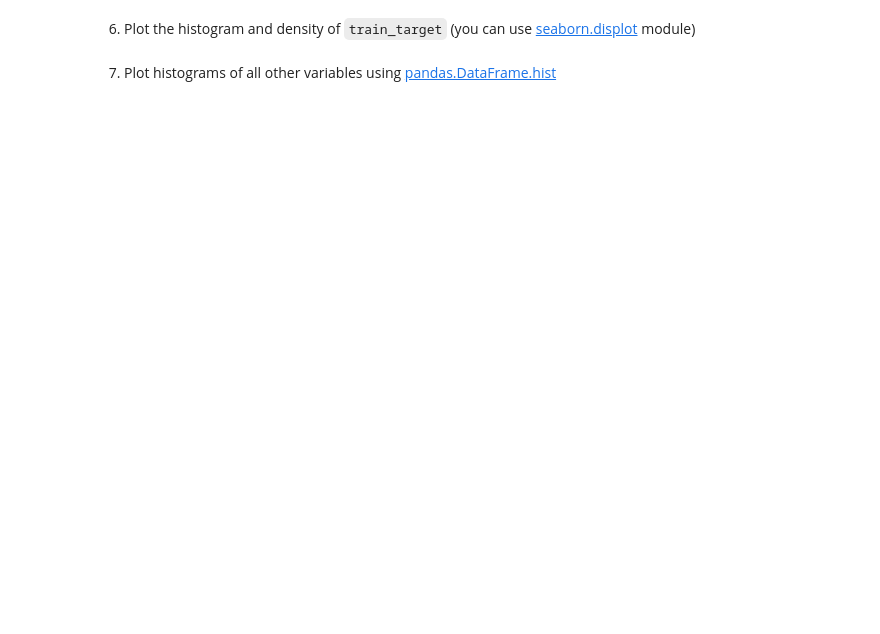
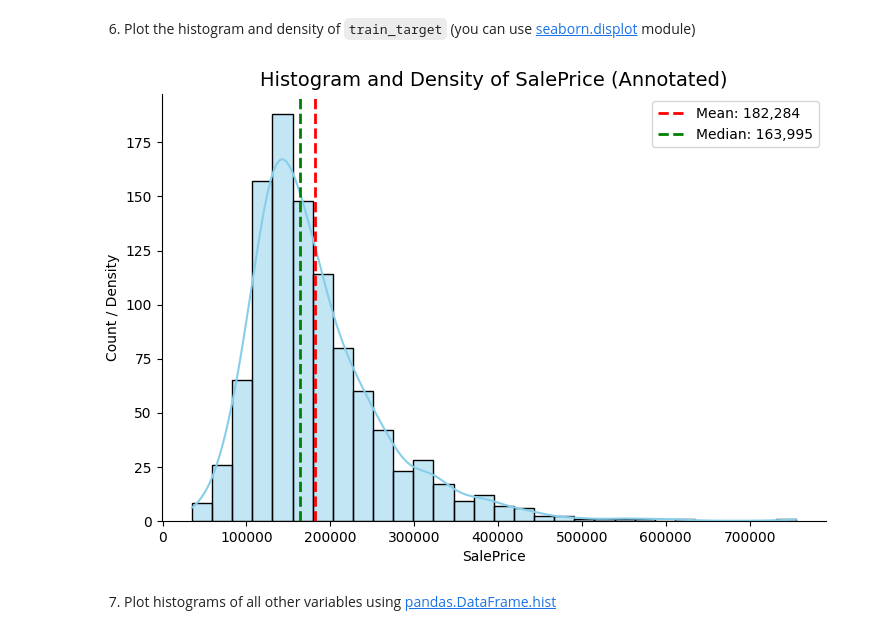
Before and after one commit to Marc-Philippe-dev/PropertiesLinearRegressionModel, a Jupyter notebook: Machine_Learning_Practical_Student.ipynb, the cells around one changed output. Saved outputs shown, nothing was run; the diff lists cells and outputs as text; code cells hidden in the pictures; blank space fills up the shorter version.

```diff
--- a/Machine_Learning_Practical_Student.ipynb
+++ b/Machine_Learning_Practical_Student.ipynb
@@ -197,2 +277,40 @@ Missing values in Test data:
+# %%
+# Answer
+
+# import seaborn as sns
+# import matplotlib.pyplot as plt
+
+# # Plot histogram + density
+# sns.displot(train_target, kde=True, bins=30, height=5, aspect=1.5)
+
+# # Add title and labels
+# plt.title("Histogram and Density of SalePrice")
+# plt.xlabel("SalePrice")
+# plt.ylabel("Count / Density")
+# plt.show()
+
+# # train_target.hist(bins=30, edgecolor='black')
+
+import matplotlib.pyplot as plt
+import seaborn as sns
+import numpy as np
+
+# Assuming train_target already exists
+sns.displot(train_target, kde=True, bins=30, height=5, aspect=1.5, color="skyblue")
+plt.title("Histogram and Density of SalePrice (Annotated)", fontsize=14)
+plt.xlabel("SalePrice")
+plt.ylabel("Count / Density")
+
+# Mean, median, skew annotation
+mean_val = train_target.mean()
+median_val = train_target.median()
+
+plt.axvline(mean_val, color='red', linestyle='--', linewidth=2, label=f"Mean: {mean_val:,.0f}")
+plt.axvline(median_val, color='green', linestyle='--', linewidth=2, label=f"Median: {median_val:,.0f}")
+
+plt.legend()
+plt.show()
+# %% [output]
+[figure, added]
 # %% [markdown]
 7) Plot histograms of all other variables using [pandas.DataFrame.hist](https://pandas.pydata.org/docs/reference/api/pandas.DataFrame.hist.html)
```
Also changed, not shown: parts of 25 cells of this notebook, 1 other file.
